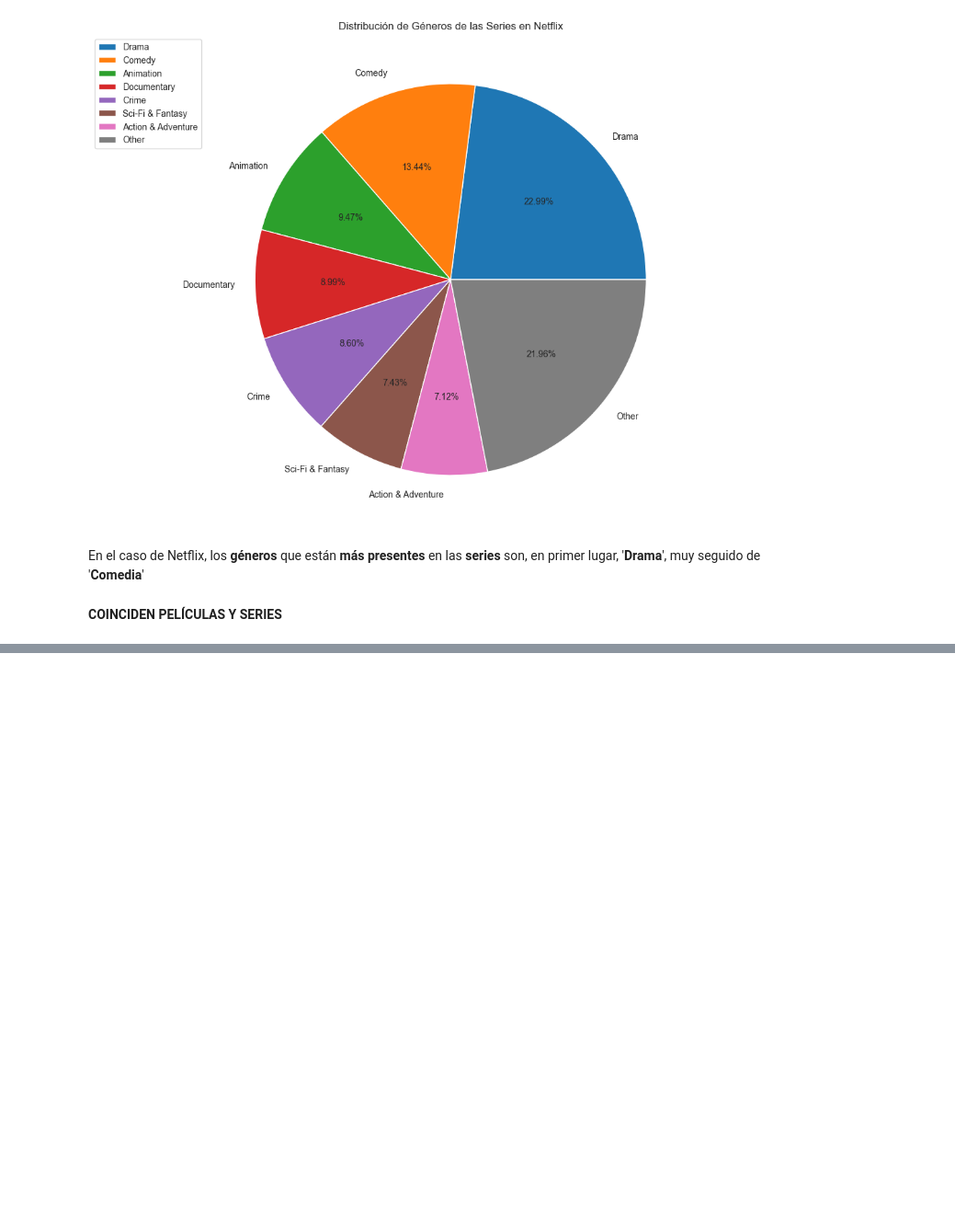
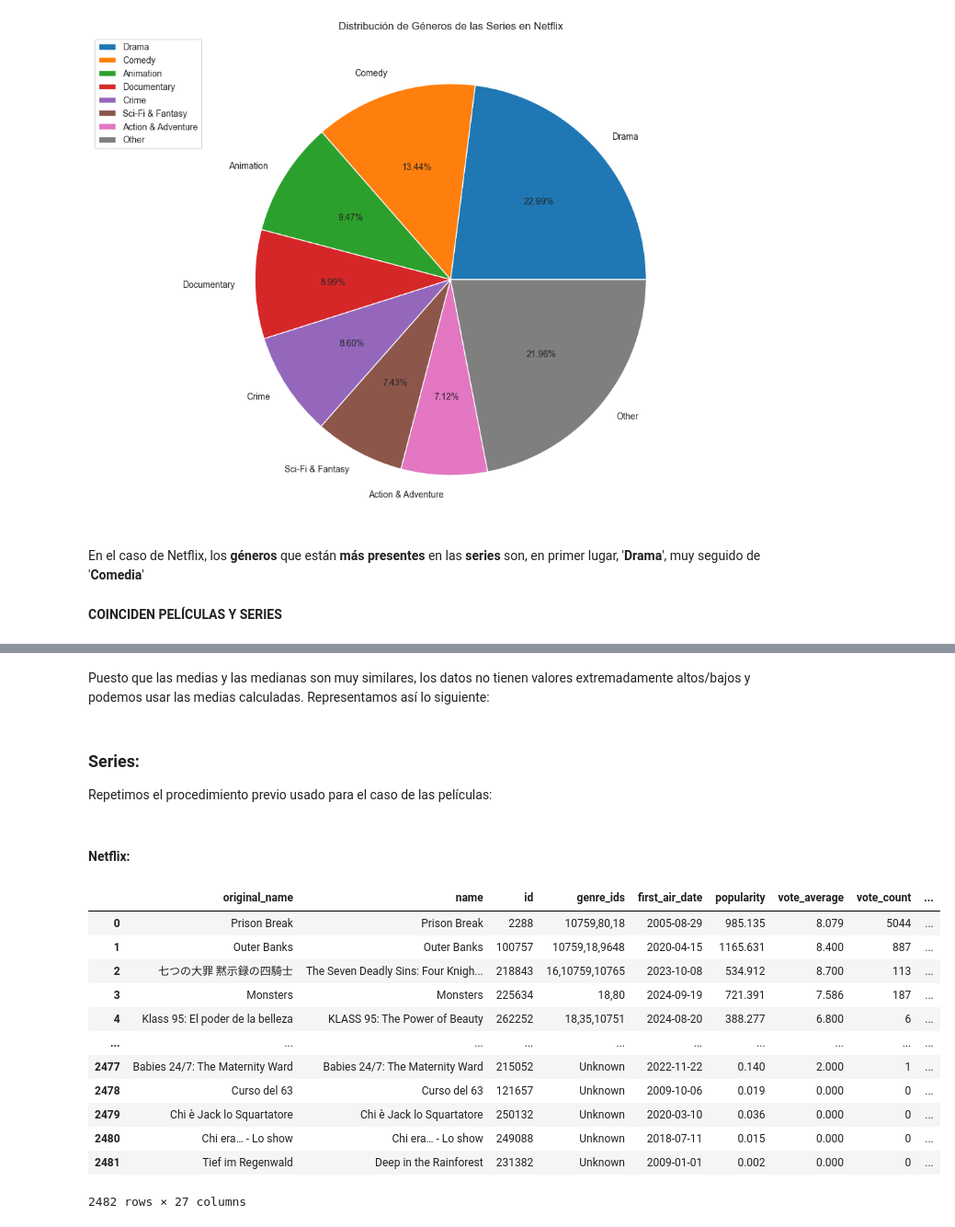
Before and after one commit to tacedo97/EDA-Streaming-Platforms-Spain, a Jupyter notebook: Analysis.ipynb, the cells around one changed output, grey strips where cells are left out. Shown at 92% size. Cells and saved outputs as stored; diff of their text form; code cells hidden in the pictures; blank space fills up the shorter version.

```diff
--- a/Analysis.ipynb
+++ b/Analysis.ipynb
@@ -1494,0 +1401,2 @@ TypeError: cannot convert the series to <class 'float'>
+# %% [markdown]
+Puesto que las medias y las medianas son muy similares, los datos no tienen valores extremadamente altos/bajos y podemos usar las medias calculadas. Representamos así lo siguiente:
@@ -1494,0 +1420,3 @@ TypeError: cannot convert the series to <class 'float'>
+# %% [markdown]
+### Series:
+Repetimos el procedimiento previo usado para el caso de las películas:
@@ -1494,0 +1427,19 @@ TypeError: cannot convert the series to <class 'float'>
+# %% [markdown]
+#### Netflix:
+# %%
+info_series_netflix = pd.concat([netflix_series_spain, netflix_series_dummy], axis=1)
+info_series_netflix
+# %% [output]
+|  | original_name | name | id | genre_ids | first_air_date | popularity | vote_average | vote_count | ... |
+| 0 | Prison Break | Prison Break | 2288 | 10759,80,18 | 2005-08-29 | 985.135 | 8.079 | 5044 | ... |
+| 1 | Outer Banks | Outer Banks | 100757 | 10759,18,9648 | 2020-04-15 | 1165.631 | 8.400 | 887 | ... |
+| 2 | 七つの大罪 黙示録の四騎士 | The Seven Deadly Sins: Four Knigh... | 218843 | 16,10759,10765 | 2023-10-08 | 534.912 | 8.700 | 113 | ... |
+| 3 | Monsters | Monsters | 225634 | 18,80 | 2024-09-19 | 721.391 | 7.586 | 187 | ... |
+| 4 | Klass 95: El poder de la belleza | KLASS 95: The Power of Beauty | 262252 | 18,35,10751 | 2024-08-20 | 388.277 | 6.800 | 6 | ... |
+| ... | ... | ... | ... | ... | ... | ... | ... | ... | ... |
+| 2477 | Babies 24/7: The Maternity Ward | Babies 24/7: The Maternity Ward | 215052 | Unknown | 2022-11-22 | 0.140 | 2.000 | 1 | ... |
+| 2478 | Curso del 63 | Curso del 63 | 121657 | Unknown | 2009-10-06 | 0.019 | 0.000 | 0 | ... |
+| 2479 | Chi è Jack lo Squartatore | Chi è Jack lo Squartatore | 250132 | Unknown | 2020-03-10 | 0.036 | 0.000 | 0 | ... |
+| 2480 | Chi era… - Lo show | Chi era… - Lo show | 249088 | Unknown | 2018-07-11 | 0.015 | 0.000 | 0 | ... |
+| 2481 | Tief im Regenwald | Deep in the Rainforest | 231382 | Unknown | 2009-01-01 | 0.002 | 0.000 | 0 | ... |
+2482 rows × 27 columns
```
Also changed, not shown: parts of 52 cells of this notebook.
